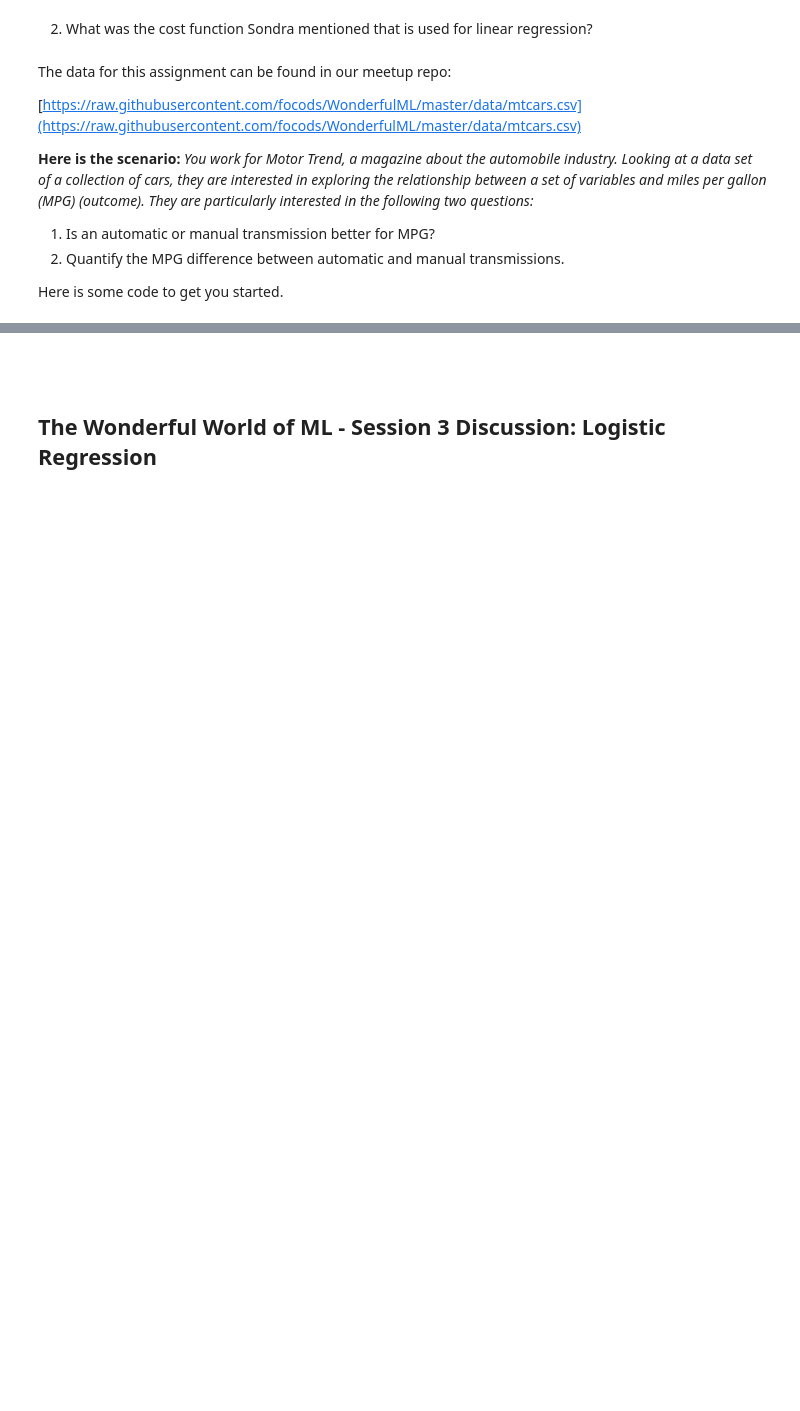
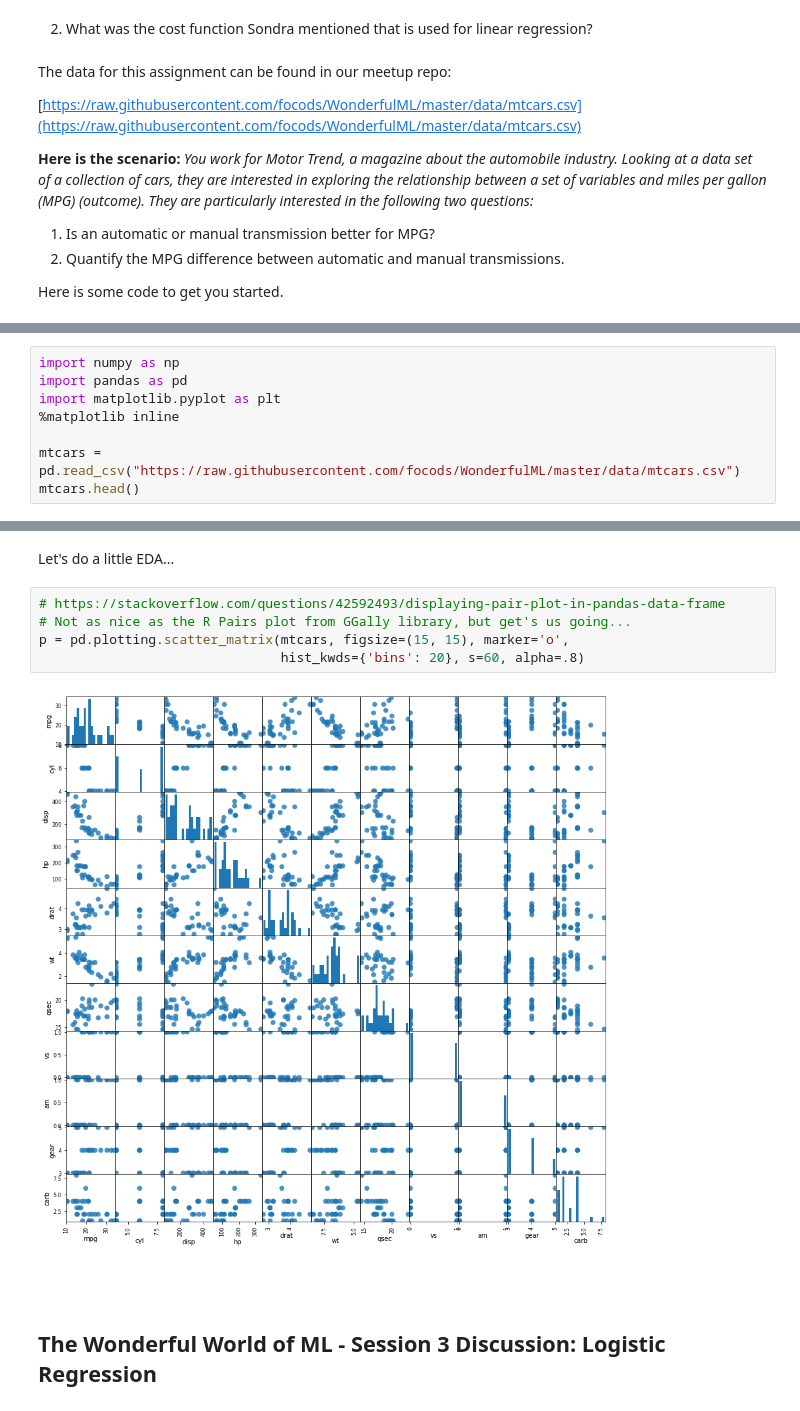
Before and after one commit to focods/WonderfulML, a Jupyter notebook: docs/solutions/session03_py.ipynb, the cells around one changed output, grey strips where cells are left out. Cells and saved outputs as stored; diff of their text form; blank space fills up the shorter version.

Commit message:
add pairs aka scatter matrix plot to session 3 py nb

```diff
--- a/docs/solutions/session03_py.ipynb
+++ b/docs/solutions/session03_py.ipynb
@@ -23,0 +22,8 @@ Coming soon!
+# %%
+import numpy as np
+import pandas as pd
+import matplotlib.pyplot as plt
+%matplotlib inline
+
+mtcars = pd.read_csv("https://raw.githubusercontent.com/focods/WonderfulML/master/data/mtcars.csv")
+mtcars.head()
@@ -24,3 +37,12 @@ Coming soon!
+# %% [markdown]
+Let's do a little EDA...
+# %%
+# https://stackoverflow.com/questions/42592493/displaying-pair-plot-in-pandas-data-frame
+# Not as nice as the R Pairs plot from GGally library, but get's us going...
+p = pd.plotting.scatter_matrix(mtcars, figsize=(15, 15), marker='o',
+                               hist_kwds={'bins': 20}, s=60, alpha=.8)
+# %% [output]
+[figure, added]
 # %% [markdown]
 $$\newcommand{\xv}{\mathbf{x}}
 \newcommand{\Xv}{\mathbf{X}}
```
Also changed, not shown: parts of 2 cells of this notebook.
